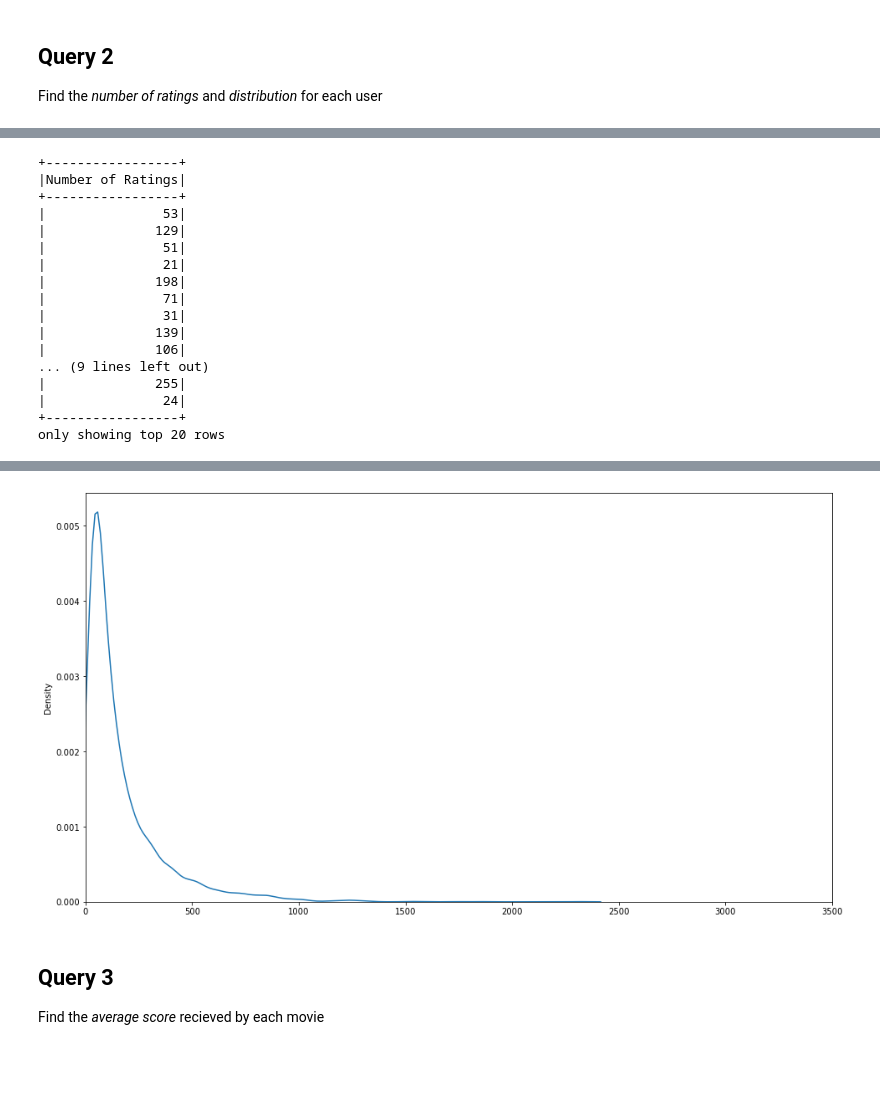
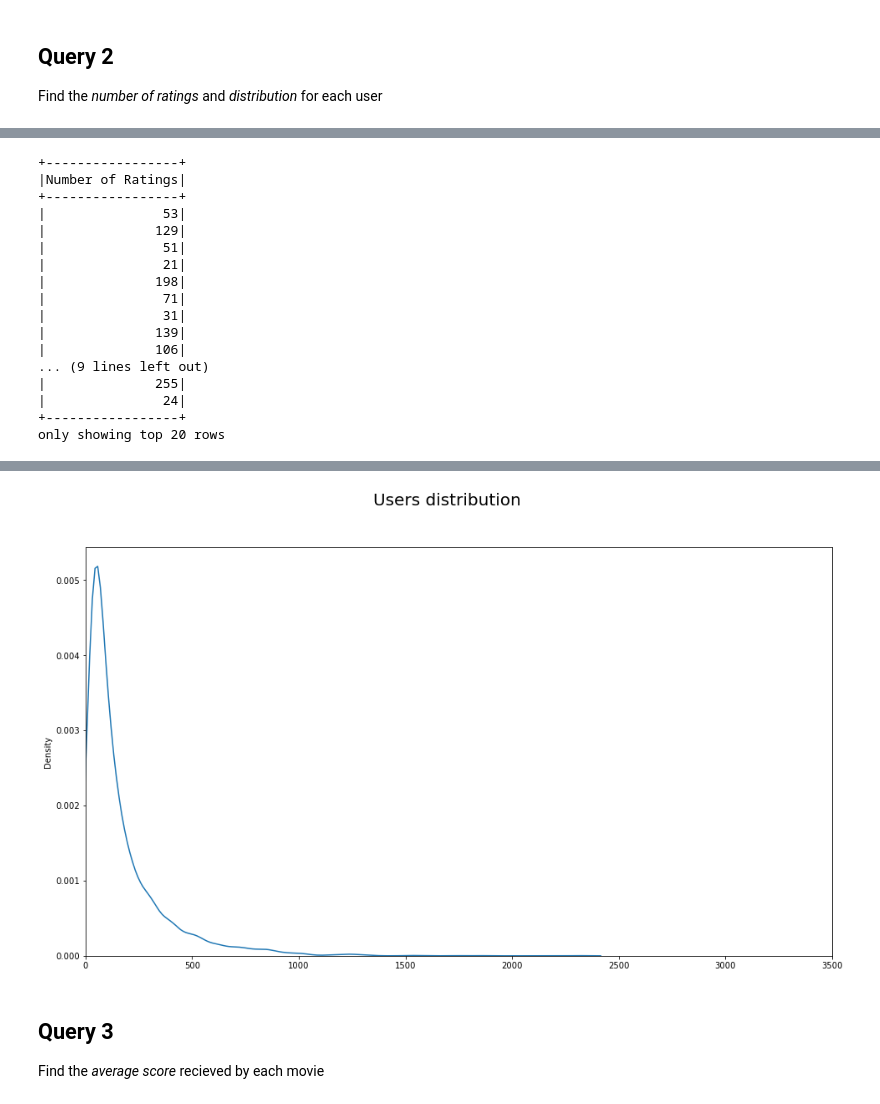
Before and after one commit to zetaemme/movielens_analysis, a Jupyter notebook: movielens.ipynb, the cells around one changed output, grey strips where cells are left out. Cells and saved outputs as stored; diff of their text form; code cells hidden in the pictures; blank space fills up the shorter version.

```diff
--- a/movielens.ipynb
+++ b/movielens.ipynb
@@ -154,6 +157,7 @@ sns.distplot(
 )
 
 plt.xlim([0, 3500])
+plt.suptitle("Users distribution", fontsize=20)
 
 plt.show()
 # %% [output]
@@ -179,4 +183,4 @@ only showing top 20 rows
-[figure, old version]
+[figure, new version]
 # %% [markdown]
 ## Query 3
 Find the *average score* recieved by each movie
```
Also changed, not shown: parts of 13 cells of this notebook, 4 other files.
